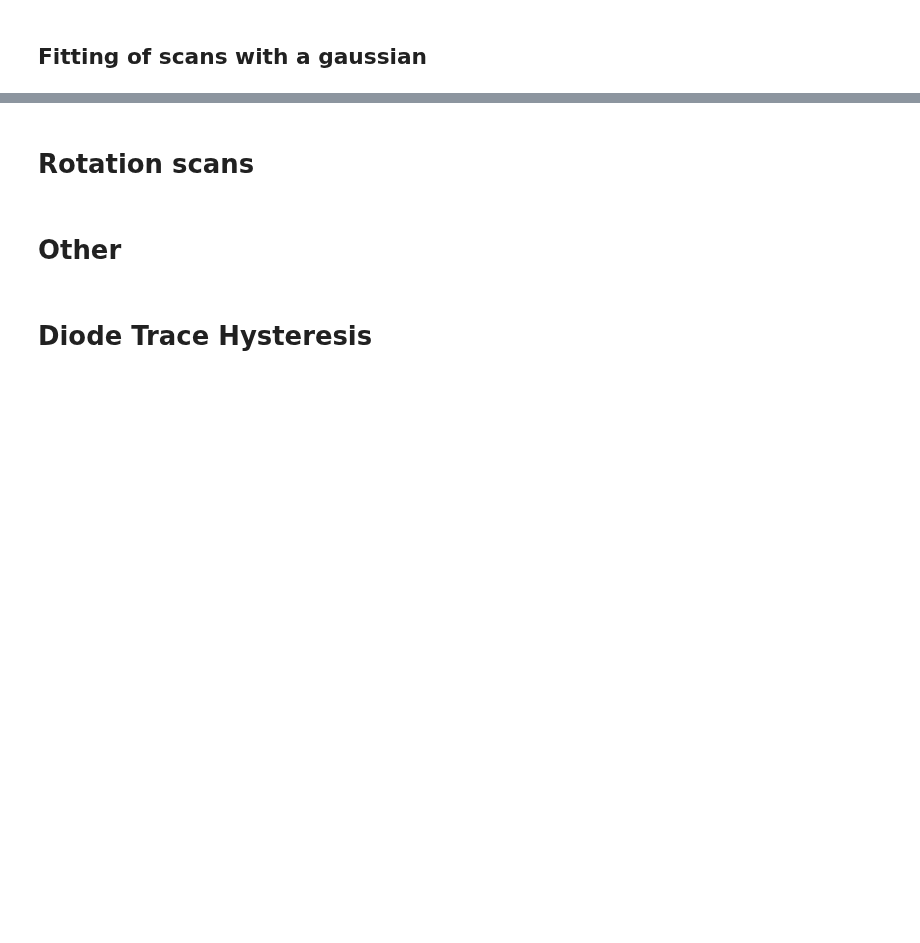
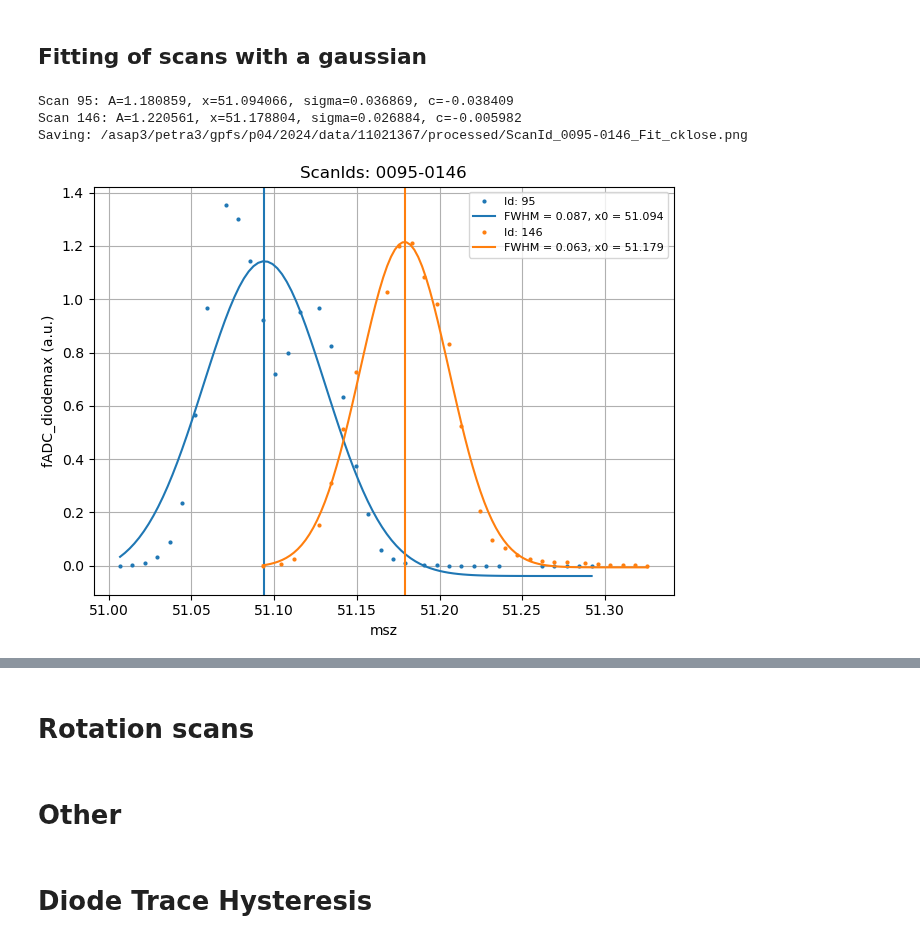
Before and after one commit to christopherklose/FTH-Phase_Retrieval, a Jupyter notebook: Diode_Scans.ipynb, the cells around one changed output, grey strips where cells are left out. Cells and saved outputs as stored; diff of their text form; code cells hidden in the pictures; blank space fills up the shorter version.

```diff
--- a/Diode_Scans.ipynb
+++ b/Diode_Scans.ipynb
@@ -251,3 +325,10 @@ for scan_id in tqdm(scan_ids):
+# %%
+# Filter values from ydata which are only zeros
+for i, scan_id in enumerate(scan_ids):
+    idx_filter = ydata[i] > 0.0001
+    ydata[i] = ydata[i][idx_filter]
+    xdata[i] = xdata[i][idx_filter]
+    norm[i] = norm[i][idx_filter]
 # %%
 # Format title and output file name
 if len(scan_ids) > 1:
@@ -266,6 +347,8 @@ fig, ax = plt.subplots()
 
 fit = True
 
+popt_list = []
+
 # Iterate over scans
 for i, scan_id in enumerate(scan_ids):
     # Plot diode
@@ -282,38 +365,51 @@ for i, scan_id in enumerate(scan_ids):
     if fit is True:
         A0 = np.max(ydata[i] / norm[i])
         x0 = xdata[i][np.argmax(ydata[i])]
-        sigma0 = 0.01
+        sigma0 = 0.1
         c0 = 0  # np.min(ydata[i])
-        popt, pcov = curve_fit(
-            gaussian, xdata[i], y, p0=(A0, x0, sigma0, c0)
+        popt, pcov = curve_fit(gaussian, xdata[i], y, p0=(A0, x0, sigma0, c0))
+        # popt returns the best fit values for parameters of the given model (func)
+        print(
+            "Scan %d: A=%02f, x=%02f, sigma=%02f, c=%02f"
+            % (scan_id, popt[0], popt[1], popt[2], popt[3])
         )
-        # popt returns the best fit values for parameters of the given model (func)
-        print("Scan %d: A=%02f, x=%02f, sigma=%02f, c=%02f"%(scan_id,popt[0],popt[1],popt[2],popt[3]))
         color = p[0].get_color()
         # plot fit
         x = np.linspace(xdata[i][0], xdata[i][-1], 100)
         ym = gaussian(x, popt[0], popt[1], popt[2], popt[3])
         ax.plot(
-            x, ym, color=color, label="FWHM = %.3f" % (2 * np.sqrt(2 * np.log(2)) * popt[2])
+            x,
+            ym,
+            color=color,
+            label="FWHM = %.3f, x0 = %.3f"
+            % (2 * np.sqrt(2 * np.log(2)) * popt[2], popt[1]),
         )
 
         # Add vline line
         ax.axvline(popt[1], 0, 10, color=color)
+
+        # Add monitoring values
+        popt_list.append(popt)
 
 # Plotting options
 ax.set_title(title)
 ax.set_xlabel(data_key_x)
 # ax.set_xlim([-0.01, 0.01])
 # ax.set_ylim([-0.015, 0.015])
 ax.grid()
-ax.legend()
+ax.legend(fontsize=8)
 
 # Different label with and without normalization
 if normalization is True:
     ax.set_ylabel(data_key_y + " (normalized by %s)" % data_key_norm, fontsize=7)
 else:
     ax.set_ylabel(data_key_y + " (a.u.)")
 
 # Save plot
 print("Saving: %s" % fname)
 plt.savefig(fname)
+# %% [output]
+Scan 95: A=1.180859, x=51.094066, sigma=0.036869, c=-0.038409
+Scan 146: A=1.220561, x=51.178804, sigma=0.026884, c=-0.005982
+Saving: /asap3/petra3/gpfs/p04/2024/data/11021367/processed/ScanId_0095-0146_Fit_cklose.png
+[figure, added]
```
Also changed, not shown: parts of 17 cells of this notebook, 3 other files.
